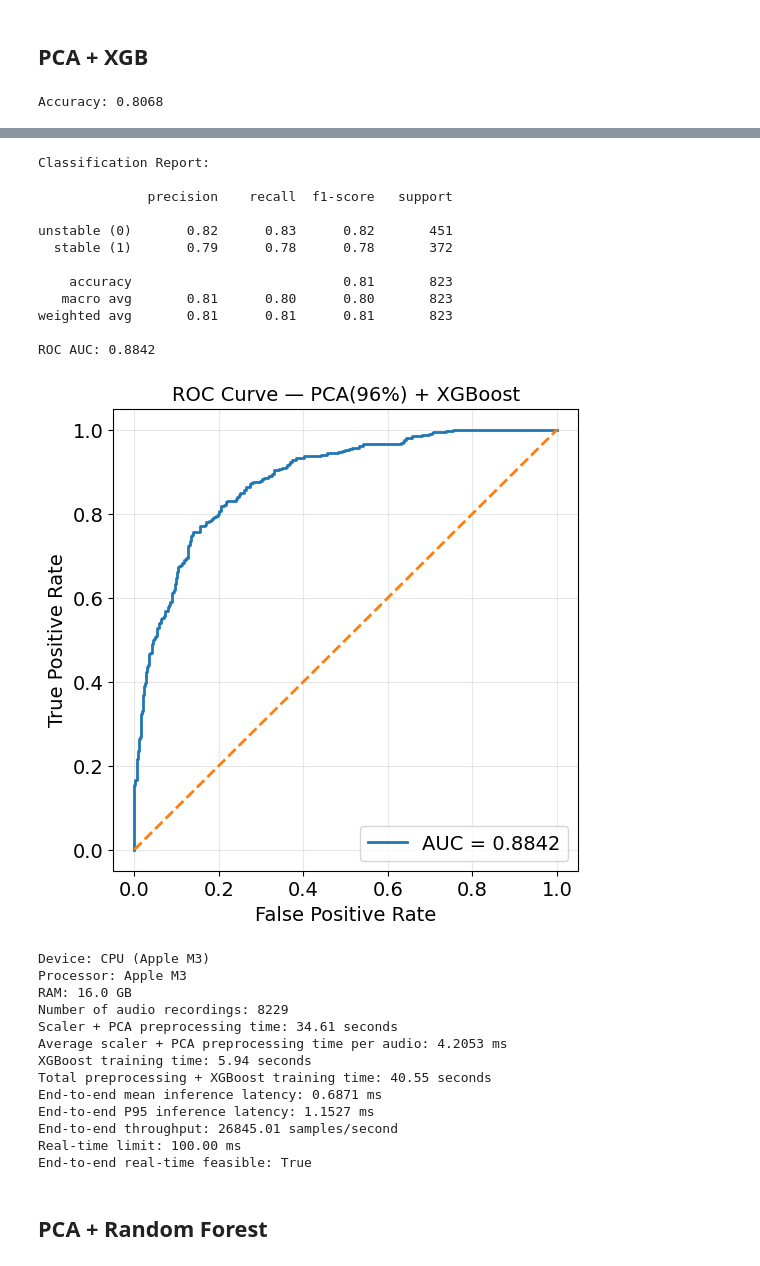
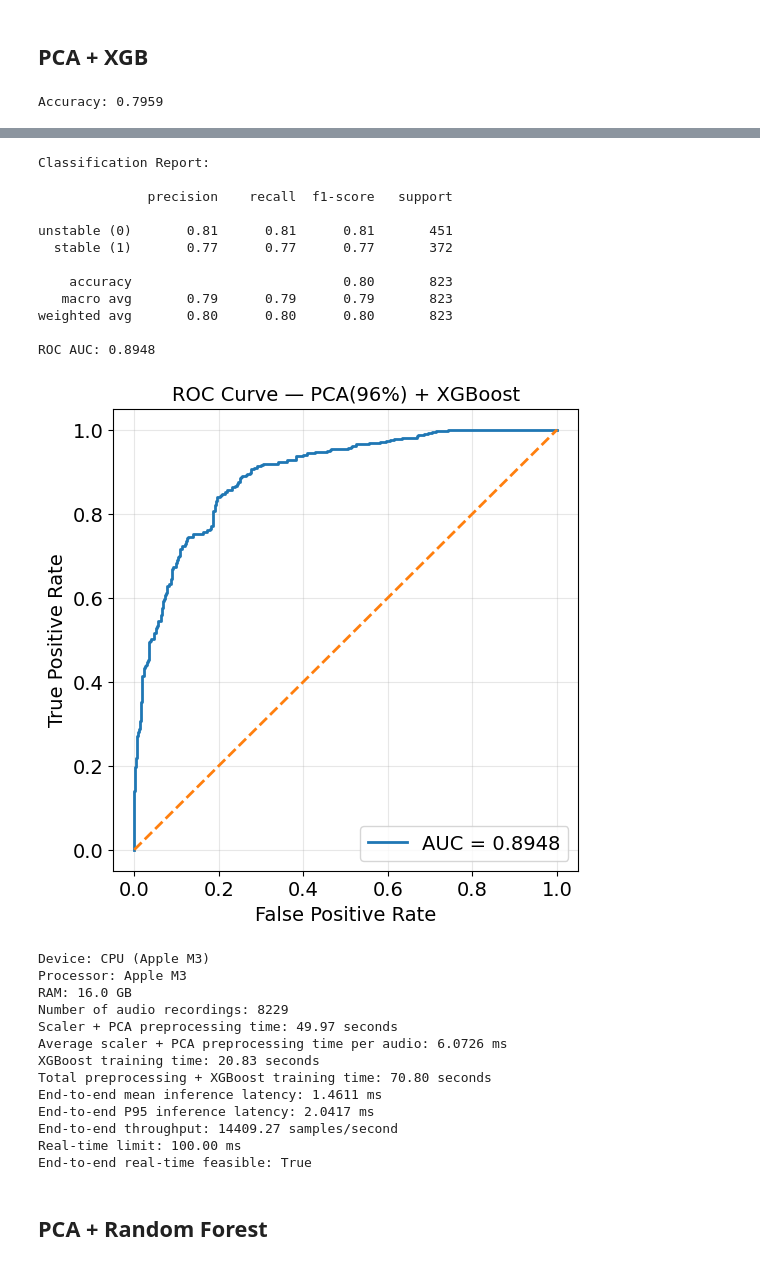
Before and after one commit to kanwarSINGH03/acoustic_signal_classification, a Jupyter notebook: evaluation/paper_evaluations/P2_experiments.ipynb, the cells around one changed output, grey strips where cells are left out. Saved outputs shown, nothing was run; the diff lists cells and outputs as text; code cells hidden in the pictures.

```diff
--- a/evaluation/paper_evaluations/P2_experiments.ipynb
+++ b/evaluation/paper_evaluations/P2_experiments.ipynb
@@ -1305,7 +1305,7 @@ pca_time_per_audio_ms = (pca_feature_extraction_time_sec/num_audio_samples)*1000
 
 # ----------------- XGBOOST TRAINING -----------------
 xgb_model = XGBClassifier(
-    n_estimators=500,
+    n_estimators=2000,
     max_depth=6,
     learning_rate=0.05,
     subsample=0.8,
@@ -1450,4 +1450,4 @@ new_row = pd.DataFrame([{
 roc_df = roc_df[roc_df["model_name"] != model_name]
 roc_df = pd.concat([roc_df,new_row],ignore_index=True)
 # %% [output]
-Accuracy: 0.8068
+Accuracy: 0.7959
@@ -1455,27 +1455,27 @@ Accuracy: 0.8068
 Classification Report:
 
               precision    recall  f1-score   support
 
-unstable (0)       0.82      0.83      0.82       451
-  stable (1)       0.79      0.78      0.78       372
+unstable (0)       0.81      0.81      0.81       451
+  stable (1)       0.77      0.77      0.77       372
 
-    accuracy                           0.81       823
-   macro avg       0.81      0.80      0.80       823
-weighted avg       0.81      0.81      0.81       823
+    accuracy                           0.80       823
+   macro avg       0.79      0.79      0.79       823
+weighted avg       0.80      0.80      0.80       823
 
-ROC AUC: 0.8842
+ROC AUC: 0.8948
-[figure, old version]
+[figure, new version]
 Device: CPU (Apple M3)
 Processor: Apple M3
 RAM: 16.0 GB
 Number of audio recordings: 8229
-Scaler + PCA preprocessing time: 34.61 seconds
-Average scaler + PCA preprocessing time per audio: 4.2053 ms
-XGBoost training time: 5.94 seconds
-Total preprocessing + XGBoost training time: 40.55 seconds
-End-to-end mean inference latency: 0.6871 ms
-End-to-end P95 inference latency: 1.1527 ms
-End-to-end throughput: 26845.01 samples/second
+Scaler + PCA preprocessing time: 49.97 seconds
+Average scaler + PCA preprocessing time per audio: 6.0726 ms
+XGBoost training time: 20.83 seconds
+Total preprocessing + XGBoost training time: 70.80 seconds
+End-to-end mean inference latency: 1.4611 ms
+End-to-end P95 inference latency: 2.0417 ms
+End-to-end throughput: 14409.27 samples/second
 Real-time limit: 100.00 ms
 End-to-end real-time feasible: True
 # %% [markdown]
```
Also changed, not shown: parts of 1 cell of this notebook, 1 other file.
